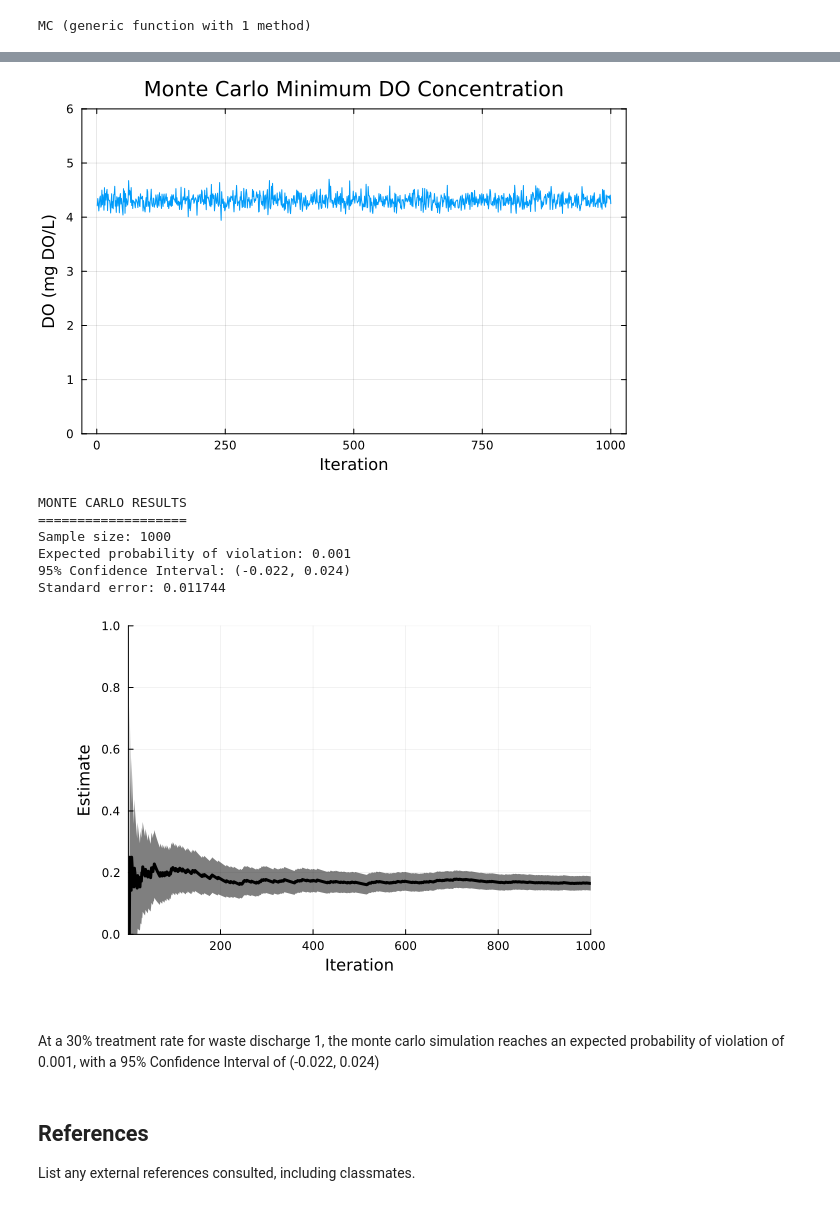
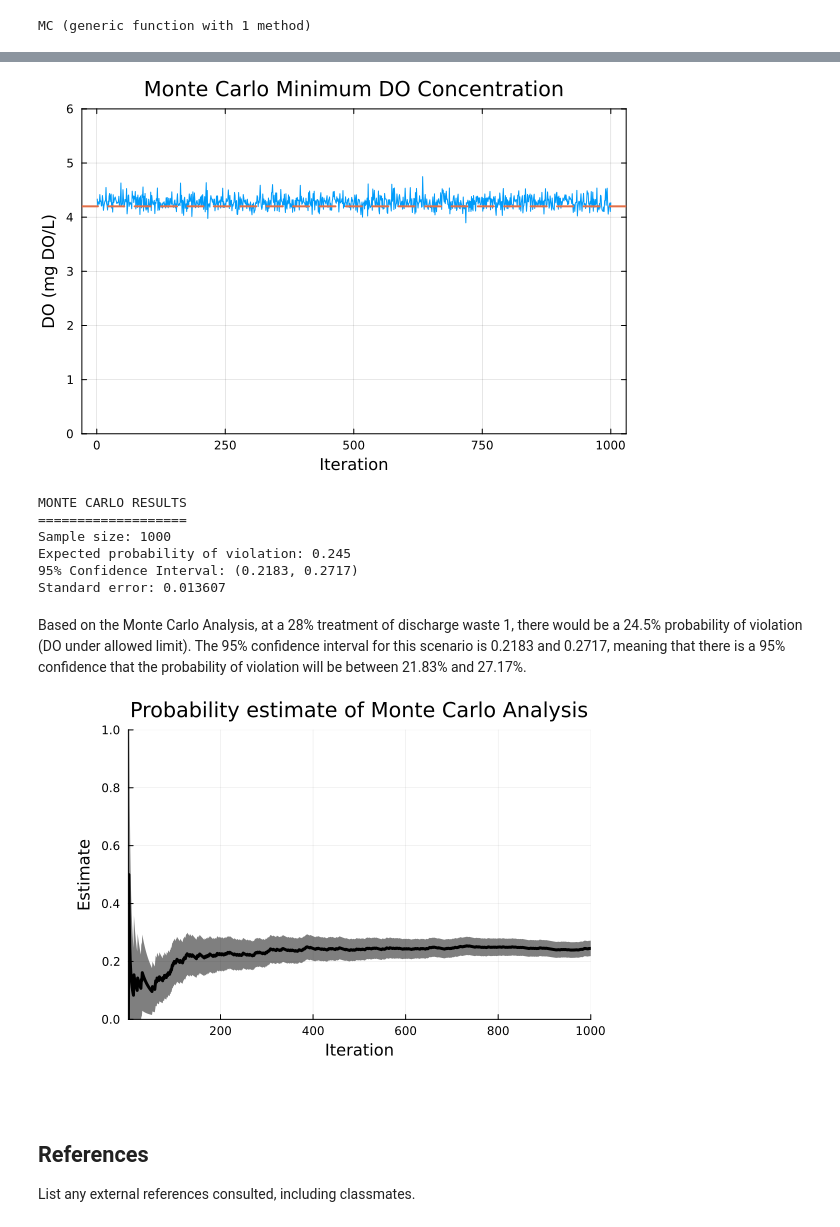
Before and after one commit to BEE4750-FA25/hw3-adrianhw3, a Jupyter notebook: hw03.ipynb, the cells around one changed output, grey strips where cells are left out. Cells and saved outputs as stored; diff of their text form; code cells hidden in the pictures.

```diff
--- a/hw03.ipynb
+++ b/hw03.ipynb
@@ -297,8 +304,8 @@ function MC(ka, kc, kn, n)
         #First discharge mixing results:
         #DO
         DO_MC = Mix(100_000, init[r], 10_000, 5);
-        CBOD_MC = Mix(100_000, 5*0.7, 10_000, 50);
-        NBOD_MC = Mix(100_000, 5*0.7, 10_000, 35);
+        CBOD_MC = Mix(100_000, 5*0.72, 10_000, 50);
+        NBOD_MC = Mix(100_000, 5*0.72, 10_000, 35);
 
         DOMC = zeros(501)
         DOMC[1] = DO_MC
@@ -342,8 +353,9 @@ histogram(monte, bins=100, title="Monte Carlo Minimum DO Concentration", xlabel=
 # %%
 p4 = plot(monte, title="Monte Carlo Minimum DO Concentration", xlabel="Iteration", ylabel="DO (mg DO/L)", legend=false, framestyle=:box, ylims=(0, 6))
+hline!(p4, [4.2], linewidth=2, linestyle=:dash)
 display(p4)
 # %% [output]
-[figure, old version]
+[figure, new version]
 # %%
 violation_prob = zeros(length(monte))
 se = zeros(length(monte))
@@ -352,7 +364,7 @@ violation_prob[1] = (monte[1] < 4.2)
 se[1] = 0
 
 for i in 2:length(monte)
-    violation_prob[i] = (violation_prob[i-1] * (i-1) + (monte[i] < 4.0)) / i
+    violation_prob[i] = (violation_prob[i-1] * (i-1) + (monte[i] < 4.2)) / i
     se[i] = std(monte[1:i] .< 4.2) / sqrt(i)
 end
 
@@ -374,37 +386,38 @@ println("Standard error: $(round(final_se, digits=6))")
 MONTE CARLO RESULTS
 ===================
 Sample size: 1000
-Expected probability of violation: 0.001
-95% Confidence Interval: (-0.022, 0.024)
-Standard error: 0.011744
+Expected probability of violation: 0.245
+95% Confidence Interval: (0.2183, 0.2717)
+Standard error: 0.013607
+# %% [markdown]
+Based on the Monte Carlo Analysis, at a 28% treatment of discharge waste 1, there would be a 24.5% probability of violation (DO under allowed limit). The 95% confidence interval for this scenario is 0.2183 and 0.2717, meaning that there is a 95% confidence that the probability of violation will be between 21.83% and 27.17%.
 # %%
 avg_freq = zeros(n)
 std_freq = zeros(n)
 avg_freq[1] = monte[1] <= 4.2
 std_freq[1] = 0
 
 for i in 2:length(monte)
     avg_freq[i] = (avg_freq[i-1] * (i-1) + (monte[i] <= 4.2)) / i
     std_freq[i] = std(monte[1:i] .<= 4.2) / sqrt(i)
 end
 
 plt = plot(
     avg_freq, ribbon=1.96 * std_freq,
     xlim = (1, n),
     ylim = (0, 1),
     legend = :false,
     xlabel="Iteration",
     ylabel="Estimate",
+    title="Probability estimate of Monte Carlo Analysis",
     left_margin=10mm,
     bottom_margin=10mm,
     right_margin=10mm,
     color=:black,
     linewidth=3
 )
 # %% [output]
-[figure, old version]
+[figure, new version]
-# %% [markdown]
-At a 30% treatment rate for waste discharge 1, the monte carlo simulation reaches an expected probability of violation of 0.001, with a 95% Confidence Interval of (-0.022, 0.024)
 # %% [markdown]
 ## References
 
```
Also changed, not shown: parts of 4 cells of this notebook.
